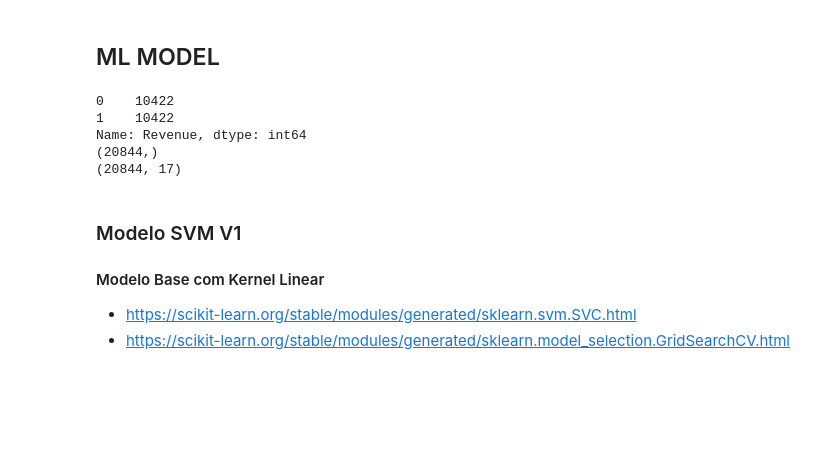
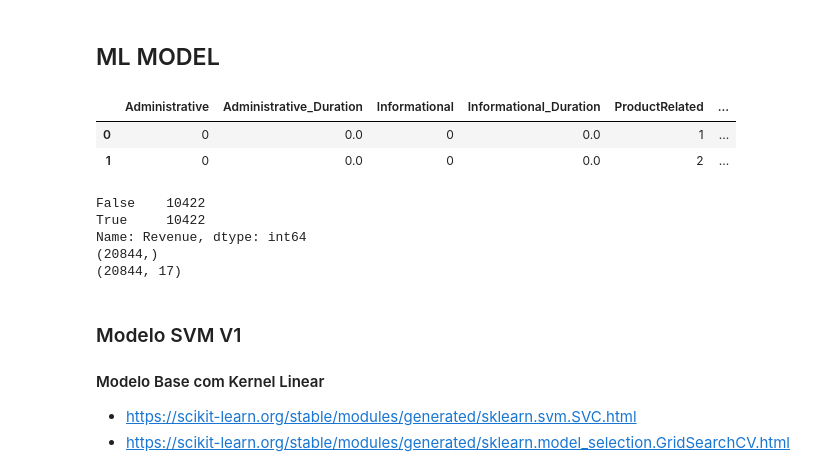
Before and after one commit to NonakaVal/sales_forecasting_model-, a Jupyter notebook: main.ipynb, the cells around one changed output. Cells and saved outputs as stored; diff of their text form; code cells hidden in the pictures; blank space fills up the shorter version.

```diff
--- a/main.ipynb
+++ b/main.ipynb
@@ -349,19 +352,24 @@ plt.show()
 [figure]
 # %% [markdown]
 ## ML MODEL
-# %%
-# maps
-
-visitor_map = {'Returning_Visitor':1,'New_Visitor':2,'Other':3}
-month_mapping = {
-    'Jan': 1, 'Feb': 2, 'Mar': 3, 'Apr': 4, 'May': 5, 'June': 6,
-    'Jul': 7, 'Aug': 8, 'Sep': 9, 'Oct': 10, 'Nov': 11, 'Dec': 12
-}
-
-
-df_original['Month'] = df_original['Month'].replace(month_mapping).astype(int)
-df_original['VisitorType'] = df_original['VisitorType'].replace(visitor_map)
-df_original[['Weekend', 'Revenue']] = df_original[['Weekend', 'Revenue']].astype(int)
+# %%
+# Create LabelEncoders for categorical variables
+month_encoder = LabelEncoder()
+visitor_type_encoder = LabelEncoder()
+
+# Fit and transform 'Month' and 'VisitorType' columns
+df_original['Month'] = month_encoder.fit_transform(df_original['Month'])
+df_original['VisitorType'] = visitor_type_encoder.fit_transform(df_original['VisitorType'])
+
+# Drop missing values if any
+df_original.dropna(inplace=True)
+
+# Display the data after encoding
+df_original.head(2)
+# %% [output]
+|  | Administrative | Administrative_Duration | Informational | Informational_Duration | ProductRelated | ... |
+| 0 | 0 | 0.0 | 0 | 0.0 | 1 | ... |
+| 1 | 0 | 0.0 | 0 | 0.0 | 2 | ... |
 # %%
 from imblearn import under_sampling, over_sampling
 from imblearn.over_sampling import SMOTE
@@ -383,8 +391,8 @@ print(y_res.value_counts())
 print(y_res.shape)
 print(X_res.shape)
 # %% [output]
-0    10422
-1    10422
+False    10422
+True     10422
 Name: Revenue, dtype: int64
 (20844,)
 (20844, 17)
```
Also changed, not shown: parts of 19 cells of this notebook, 1 other file.
